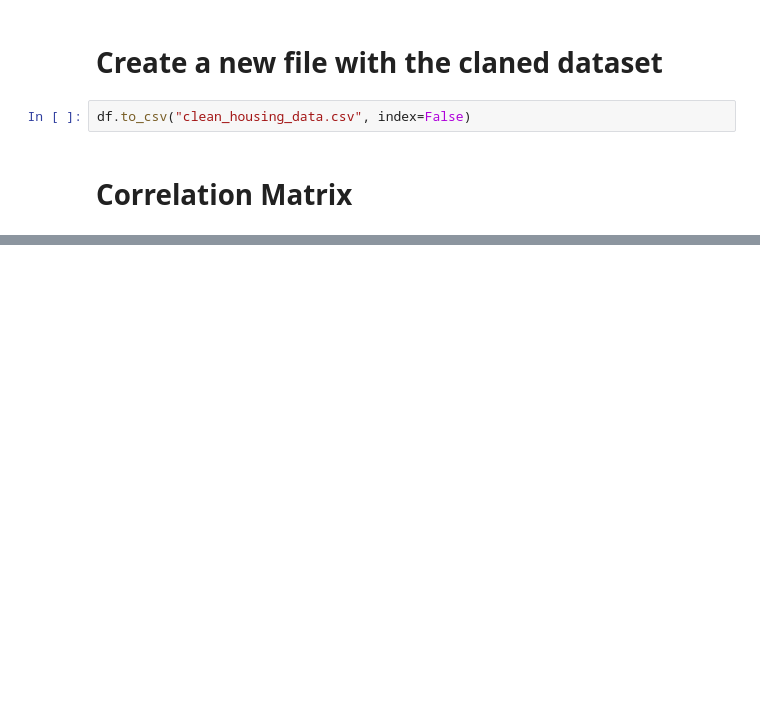
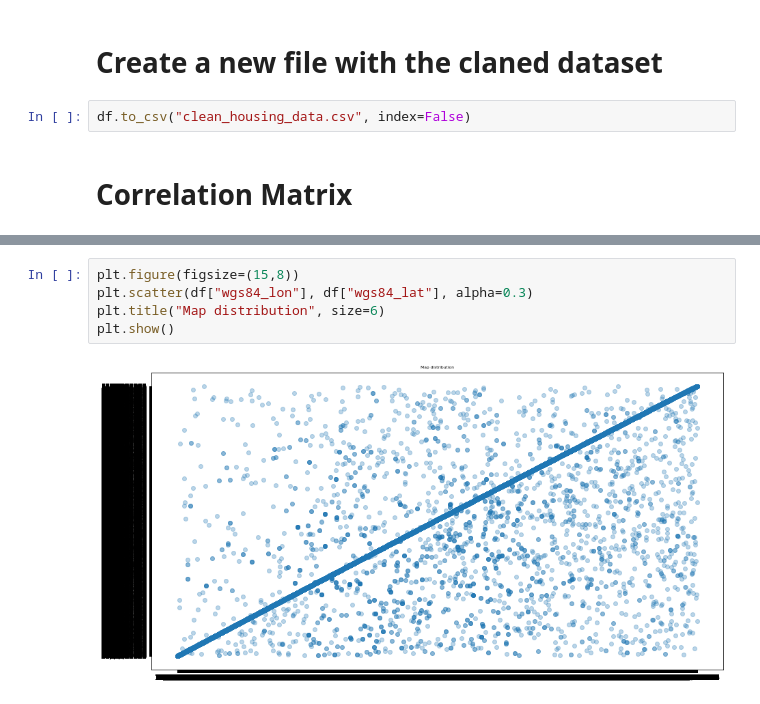
Before and after one commit to FontanaPedro/DBA-Project, a Jupyter notebook: Code_Exploratory Data Anal. & Pre-Processing.ipynb, the cells around one changed output, grey strips where cells are left out. Cells and saved outputs as stored; diff of their text form; blank space fills up the shorter version.

```diff
--- a/Code_Exploratory Data Anal. & Pre-Processing.ipynb
+++ b/Code_Exploratory Data Anal. & Pre-Processing.ipynb
@@ -707,3 +636,10 @@ print("Neural Network Regression Test Score: {:.2f}".format(nn_test_score))
+# %%
+plt.figure(figsize=(15,8))
+plt.scatter(df["wgs84_lon"], df["wgs84_lat"], alpha=0.3)
+plt.title("Map distribution", size=6)
+plt.show()
+# %% [output]
+[figure, added]
 # %% [markdown]
 <a style='text-decoration:none;line-height:16px;display:flex;color:#5B5B62;padding:10px;justify-content:end;' href='https://deepnote.com?utm_source=created-in-deepnote-cell&projectId=15d4d504-0dfd-4079-8130-fb228543c6d5' target="_blank">
 <img alt='Created in deepnote.com' style='display:inline;max-height:16px;margin:0px;margin-right:7.5px;' src='embedded-picture-1' > </img>
```
Also changed, not shown: parts of 13 cells of this notebook, 4 other files.
